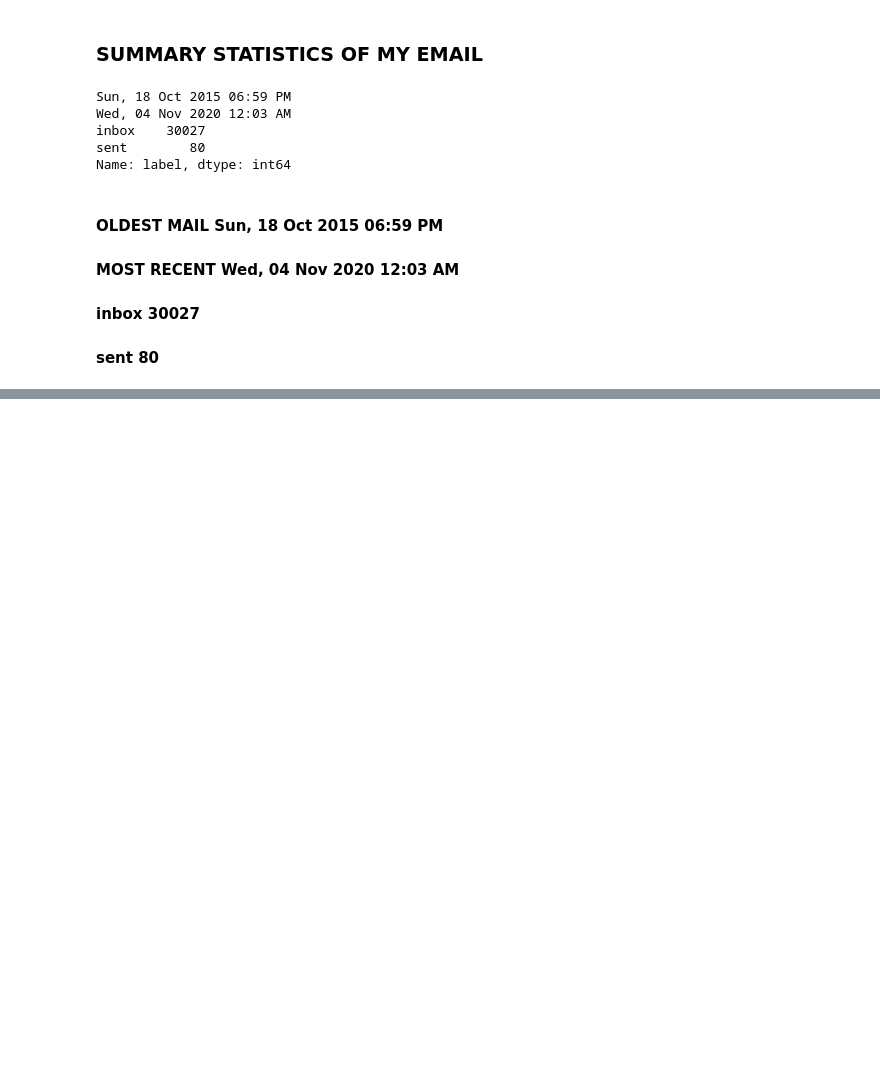
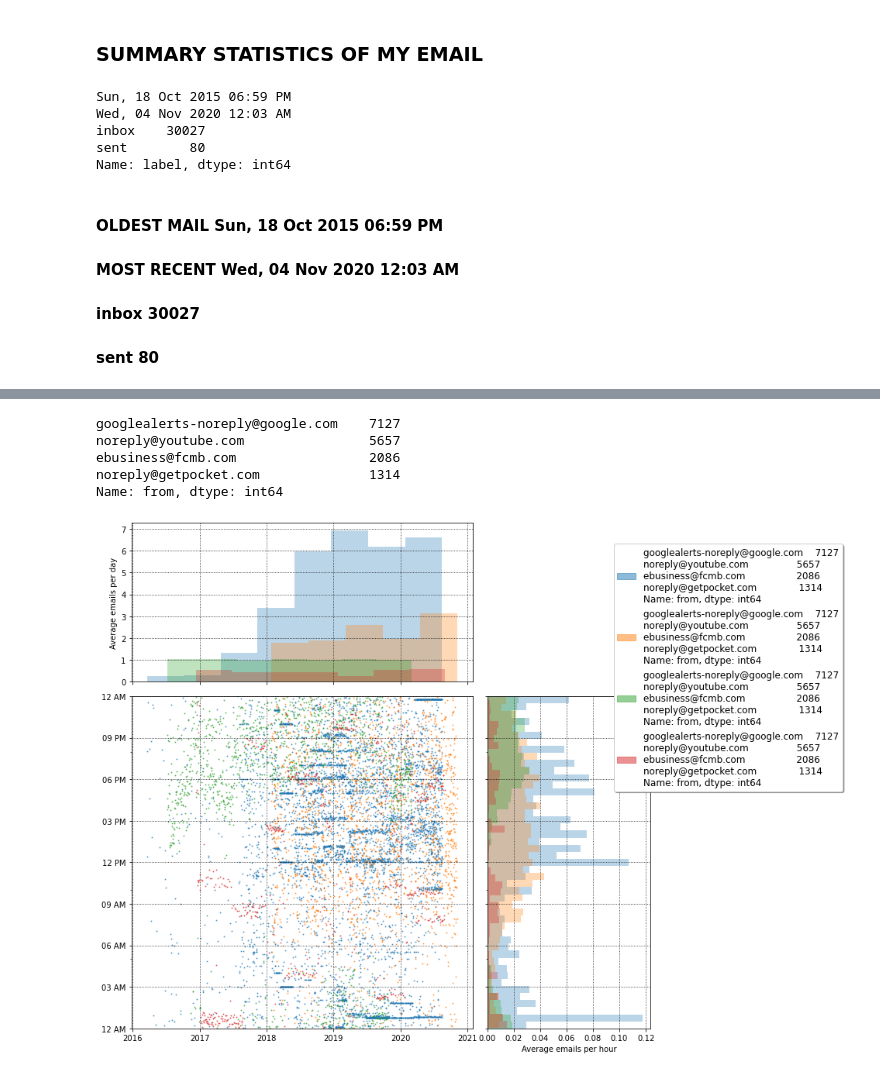
Before and after one commit to Jhoie/EDA-with-personal-Gmail, a Jupyter notebook: EDA using Gmail (Update).ipynb, the cells around one changed output, grey strips where cells are left out. Cells and saved outputs as stored; diff of their text form; code cells hidden in the pictures; blank space fills up the shorter version.

```diff
--- a/EDA using Gmail (Update).ipynb
+++ b/EDA using Gmail (Update).ipynb
@@ -358,0 +474,24 @@ Name: label, dtype: int64
+# %%
+addrs = received['from'].value_counts()
+
+addrs[0:4]
+# %% [output]
+googlealerts-noreply@google.com    7127
+noreply@youtube.com                5657
+ebusiness@fcmb.com                 2086
+noreply@getpocket.com              1314
+Name: from, dtype: int64
+# %%
+plt.figure(figsize=(12,12));
+
+tpl = TriplePlot()
+
+labels = []
+colors = ['C{}'.format(ii) for ii in range(9)]
+idx = np.array([1,2,3,7])
+for ct, addr in enumerate(addrs.index[idx]):
+    tpl.plot(dfs[dfs['from'] == addr], color=colors[ct], alpha=0.3, yr_bin=0.5, markersize=1.0)
+    labels.append(mpatches.Patch(color=colors[ct], label=addrs[0:4], alpha=0.5))
+plt.legend(handles=labels, bbox_to_anchor=[1.4, 0.9], fontsize=12, shadow=True);
+# %% [output]
+[figure, added]
```
Also changed, not shown: parts of 15 cells of this notebook.
